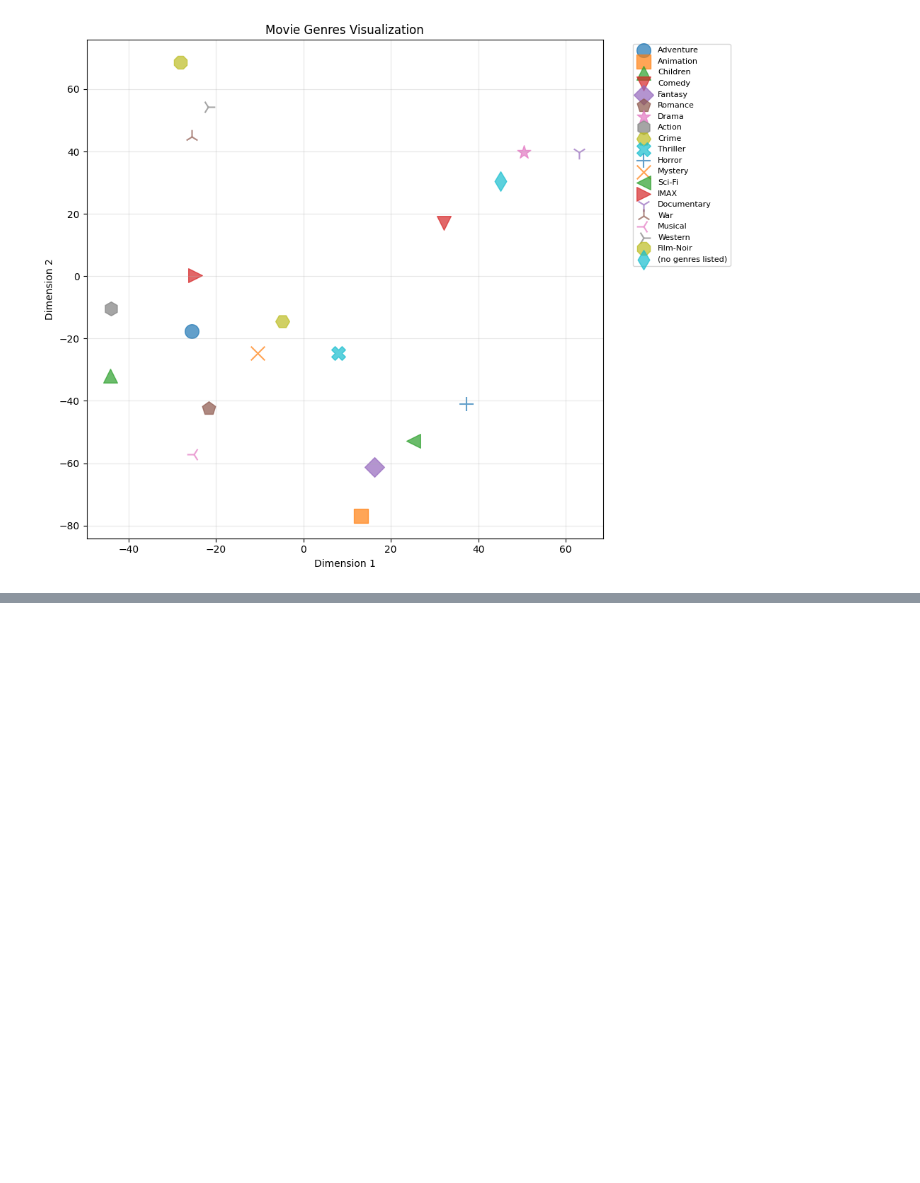
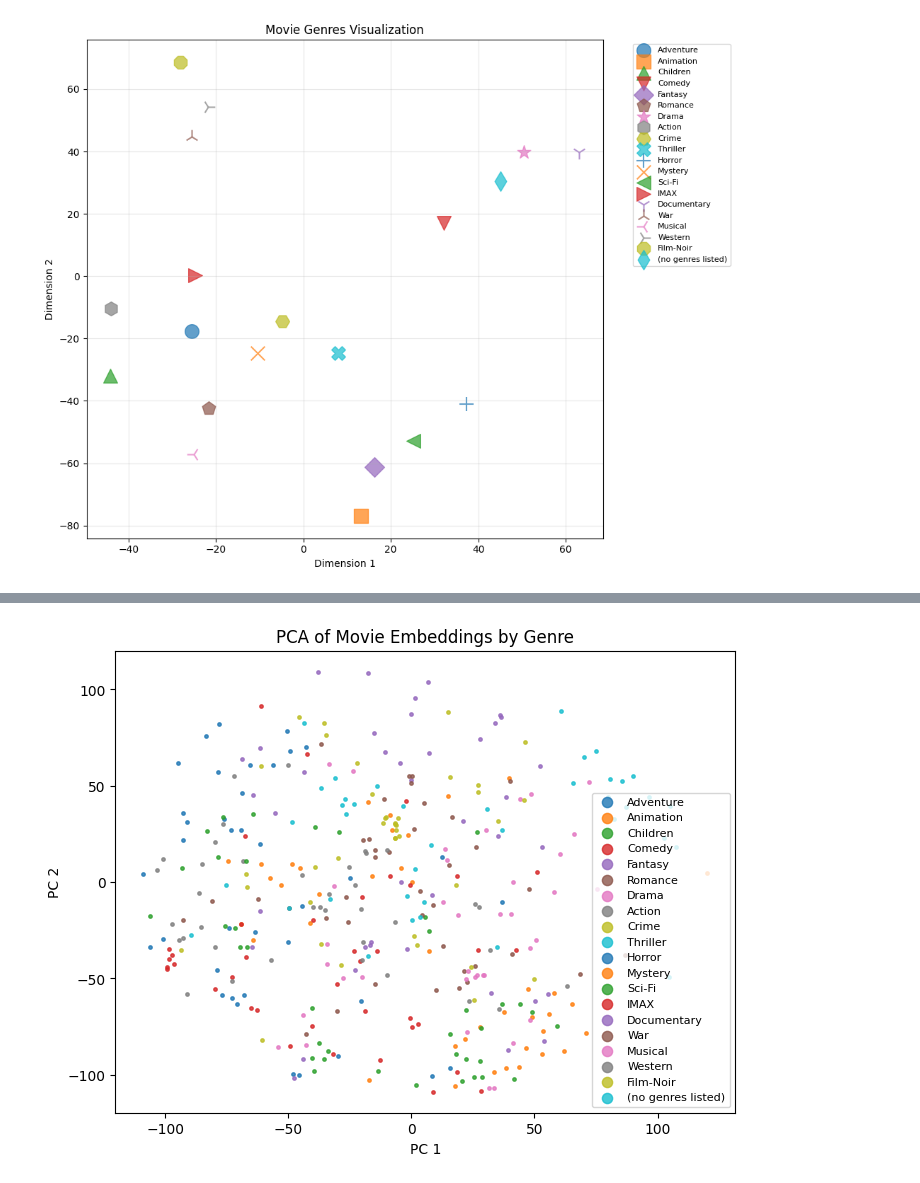
Before and after one commit to AndrianinaBA/ml_at_scale, a Jupyter notebook: main.ipynb, the cells around one changed output, grey strips where cells are left out. Saved outputs shown, nothing was run; the diff lists cells and outputs as text; code cells hidden in the pictures; blank space fills up the shorter version.

```diff
--- a/main.ipynb
+++ b/main.ipynb
@@ -634,0 +710,20 @@ plt.show()
+# %%
+plt.figure(figsize=(8, 6))
+
+for genre, idxs in genre_to_idx.items():
+    plt.scatter(
+        tsne_repr[idxs, 0],
+        tsne_repr[idxs, 1],
+        s=6,
+        alpha=0.8,
+        label=genre
+    )
+
+plt.legend(markerscale=3, fontsize=8)
+plt.title("PCA of Movie Embeddings by Genre")
+plt.xlabel("PC 1")
+plt.ylabel("PC 2")
+plt.savefig("Labels.pdf")
+plt.show()
+# %% [output]
+[figure, added]
```
Also changed, not shown: parts of 10 cells of this notebook, 1 other file.
